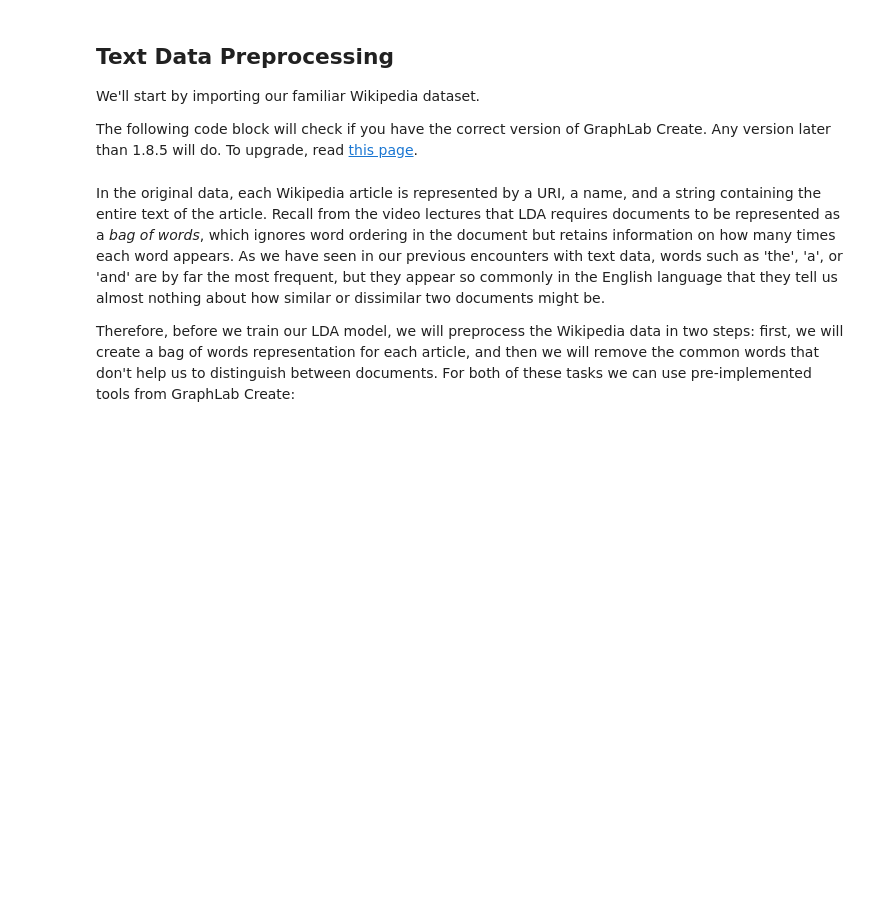
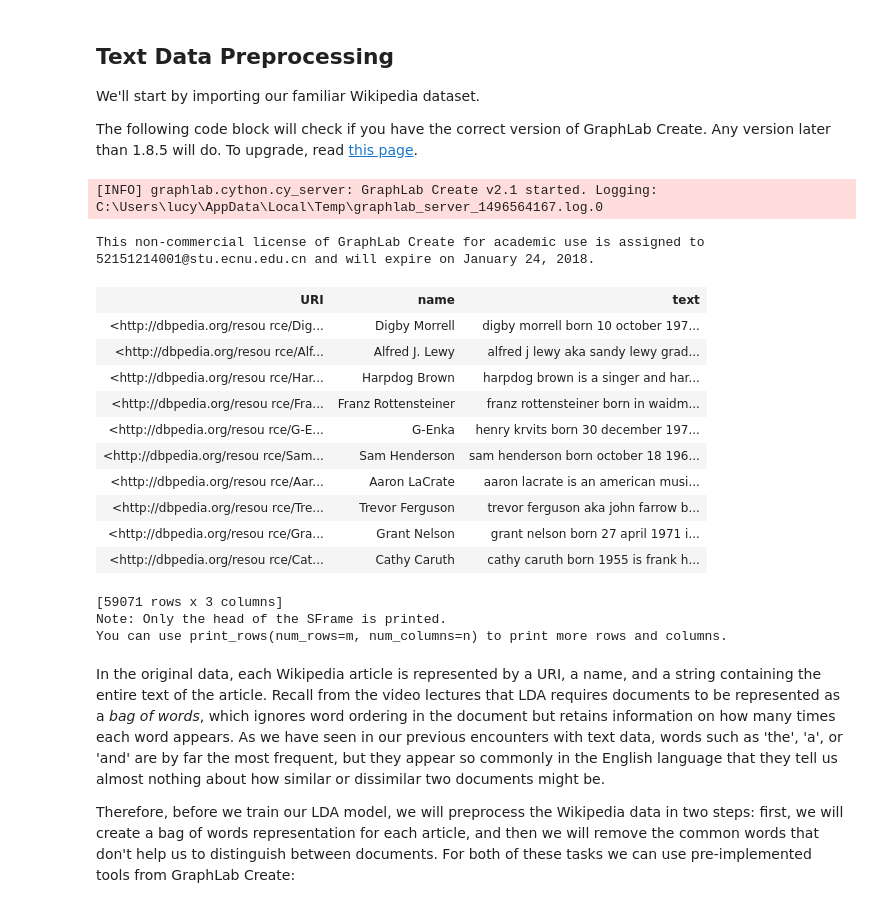
Before and after one commit to lucy9215/ml-coursera-ipynb, a Jupyter notebook: MachineLearningClustering/5_lda_blank.ipynb, the cells around one changed output. Drawn from its saved outputs; the diff is of its cells as text; code cells hidden in the pictures; blank space fills up the shorter version.

```diff
--- a/MachineLearningClustering/5_lda_blank.ipynb
+++ b/MachineLearningClustering/5_lda_blank.ipynb
@@ -29,8 +29,25 @@ from distutils.version import StrictVersion
 assert (StrictVersion(gl.version) >= StrictVersion('1.8.5')), 'GraphLab Create must be version 1.8.5 or later.'
 # %%
 # import wiki data
-wiki = gl.SFrame('people_wiki.gl/')
+wiki = gl.SFrame('../data/people_wiki.gl/')
 wiki
+# %% [output]
+[INFO] graphlab.cython.cy_server: GraphLab Create v2.1 started. Logging: C:\Users\lucy\AppData\Local\Temp\graphlab_server_1496564167.log.0
+This non-commercial license of GraphLab Create for academic use is assigned to 52151214001@stu.ecnu.edu.cn and will expire on January 24, 2018.
+| URI | name | text |
+| <http://dbpedia.org/resou rce/Dig... | Digby Morrell | digby morrell born 10 october 197... |
+| <http://dbpedia.org/resou rce/Alf... | Alfred J. Lewy | alfred j lewy aka sandy lewy grad... |
+| <http://dbpedia.org/resou rce/Har... | Harpdog Brown | harpdog brown is a singer and har... |
+| <http://dbpedia.org/resou rce/Fra... | Franz Rottensteiner | franz rottensteiner born in waidm... |
+| <http://dbpedia.org/resou rce/G-E... | G-Enka | henry krvits born 30 december 197... |
+| <http://dbpedia.org/resou rce/Sam... | Sam Henderson | sam henderson born october 18 196... |
+| <http://dbpedia.org/resou rce/Aar... | Aaron LaCrate | aaron lacrate is an american musi... |
+| <http://dbpedia.org/resou rce/Tre... | Trevor Ferguson | trevor ferguson aka john farrow b... |
+| <http://dbpedia.org/resou rce/Gra... | Grant Nelson | grant nelson born 27 april 1971 i... |
+| <http://dbpedia.org/resou rce/Cat... | Cathy Caruth | cathy caruth born 1955 is frank h... |
+[59071 rows x 3 columns]
+Note: Only the head of the SFrame is printed.
+You can use print_rows(num_rows=m, num_columns=n) to print more rows and columns.
 # %% [markdown]
 In the original data, each Wikipedia article is represented by a URI, a name, and a string containing the entire text of the article. Recall from the video lectures that LDA requires documents to be represented as a _bag of words_, which ignores word ordering in the document but retains information on how many times each word appears. As we have seen in our previous encounters with text data, words such as 'the', 'a', or 'and' are by far the most frequent, but they appear so commonly in the English language that they tell us almost nothing about how similar or dissimilar two documents might be.
 
```
Also changed, not shown: parts of 12 cells of this notebook, 10 other files.
